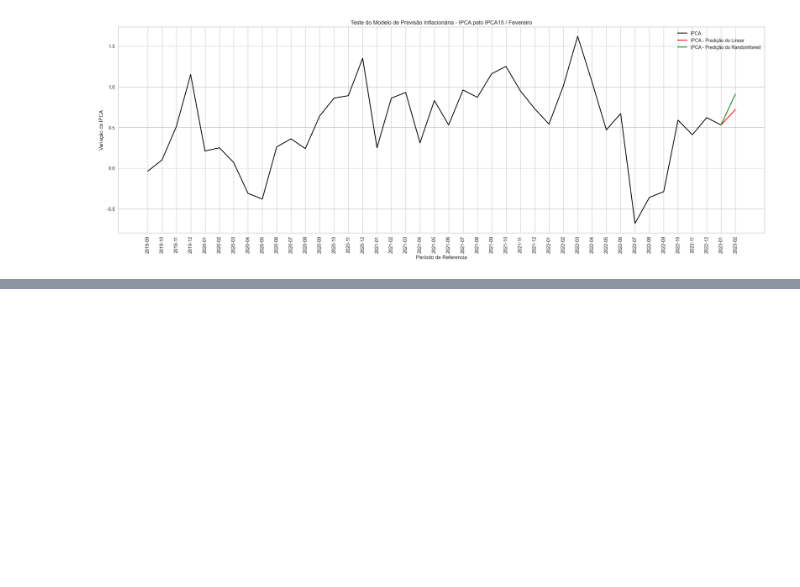
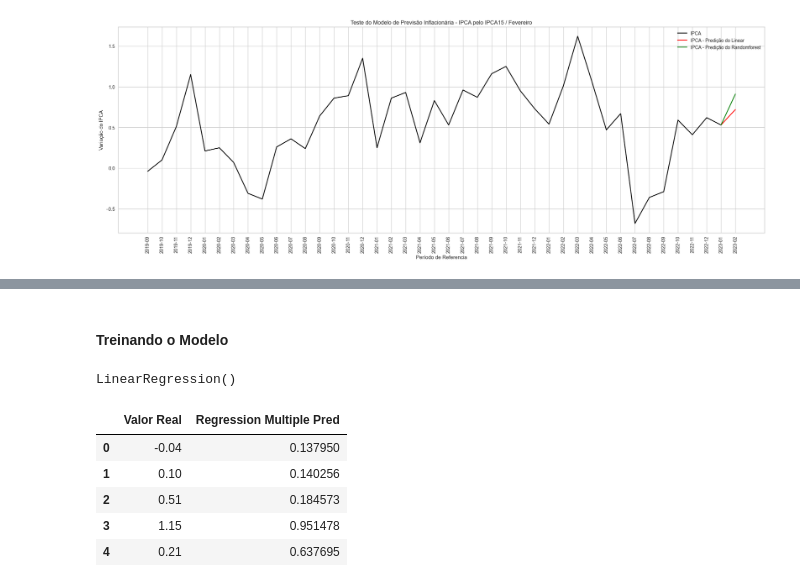
Before and after one commit to msfidelis/machine-learning-field-notes, a Jupyter notebook: python/notebooks/Estatistica/Previsibilidade Padrão Inflacionário por Prévias de Inflação.ipynb, the cells around one changed output, grey strips where cells are left out. Cells and saved outputs as stored; diff of their text form; code cells hidden in the pictures; blank space fills up the shorter version.

```diff
--- a/python/notebooks/Estatistica/Previsibilidade Padrão Inflacionário por Prévias de Inflação.ipynb
+++ b/python/notebooks/Estatistica/Previsibilidade Padrão Inflacionário por Prévias de Inflação.ipynb
@@ -536,0 +577,21 @@ plt.show()
+# %% [markdown]
+#### Treinando o Modelo
+# %%
+regressor_multi = LinearRegression()
+# %%
+regressor_multi.fit(X_train_multi, y_train_multi)
+# %% [output]
+LinearRegression()
+# %%
+y_pred_multi = regressor_multi.predict(X_test_multi)
+# %%
+df_preds_multi = pd.DataFrame({'Valor Real': y_test.squeeze(), 'Regression Multiple Pred': y_pred_multi.squeeze()})
+# %%
+df_preds_multi.head()
+# %% [output]
+|  | Valor Real | Regression Multiple Pred |
+| 0 | -0.04 | 0.137950 |
+| 1 | 0.10 | 0.140256 |
+| 2 | 0.51 | 0.184573 |
+| 3 | 1.15 | 0.951478 |
+| 4 | 0.21 | 0.637695 |
```
Also changed, not shown: parts of 16 cells of this notebook, 2 other files.
